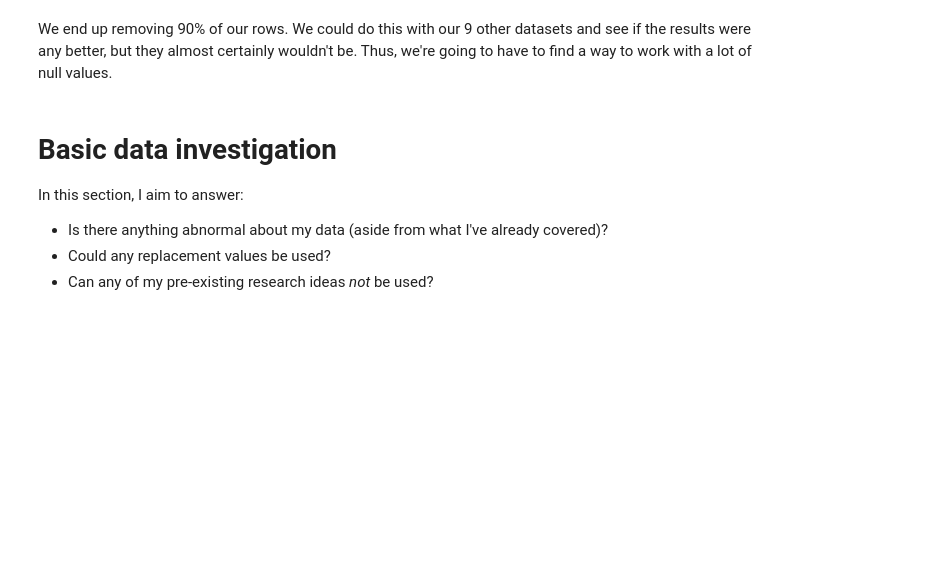
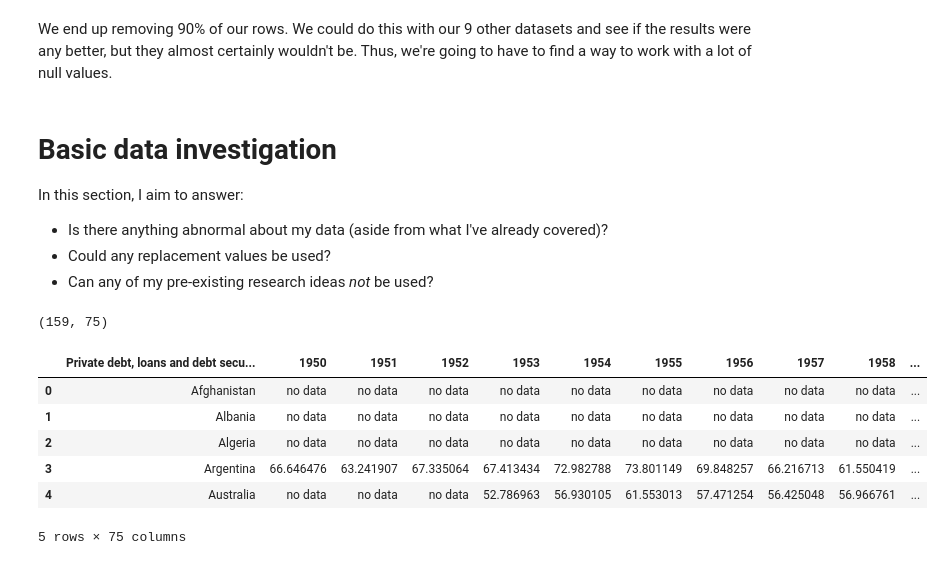
Before and after one commit to kurealnum/dsrp-2025, a Jupyter notebook: DSRP_Global_Debt.ipynb, the cells around one changed output. Cells and saved outputs as stored; diff of their text form; code cells hidden in the pictures; blank space fills up the shorter version.

```diff
--- a/DSRP_Global_Debt.ipynb
+++ b/DSRP_Global_Debt.ipynb
@@ -86,3 +168,15 @@ In this section, I aim to answer:
 - Is there anything abnormal about my data (aside from what I've already covered)?
 - Could any replacement values be used?
 - Can any of my pre-existing research ideas *not* be used?
+# %%
+print(private_debt_loans_df.shape)
+private_debt_loans_df.head()
+# %% [output]
+(159, 75)
+|  | Private debt, loans and debt secu... | 1950 | 1951 | 1952 | 1953 | 1954 | 1955 | 1956 | 1957 | 1958 | ... |
+| 0 | Afghanistan | no data | no data | no data | no data | no data | no data | no data | no data | no data | ... |
+| 1 | Albania | no data | no data | no data | no data | no data | no data | no data | no data | no data | ... |
+| 2 | Algeria | no data | no data | no data | no data | no data | no data | no data | no data | no data | ... |
+| 3 | Argentina | 66.646476 | 63.241907 | 67.335064 | 67.413434 | 72.982788 | 73.801149 | 69.848257 | 66.216713 | 61.550419 | ... |
+| 4 | Australia | no data | no data | no data | 52.786963 | 56.930105 | 61.553013 | 57.471254 | 56.425048 | 56.966761 | ... |
+5 rows × 75 columns
```
Also changed, not shown: parts of 36 cells of this notebook.
